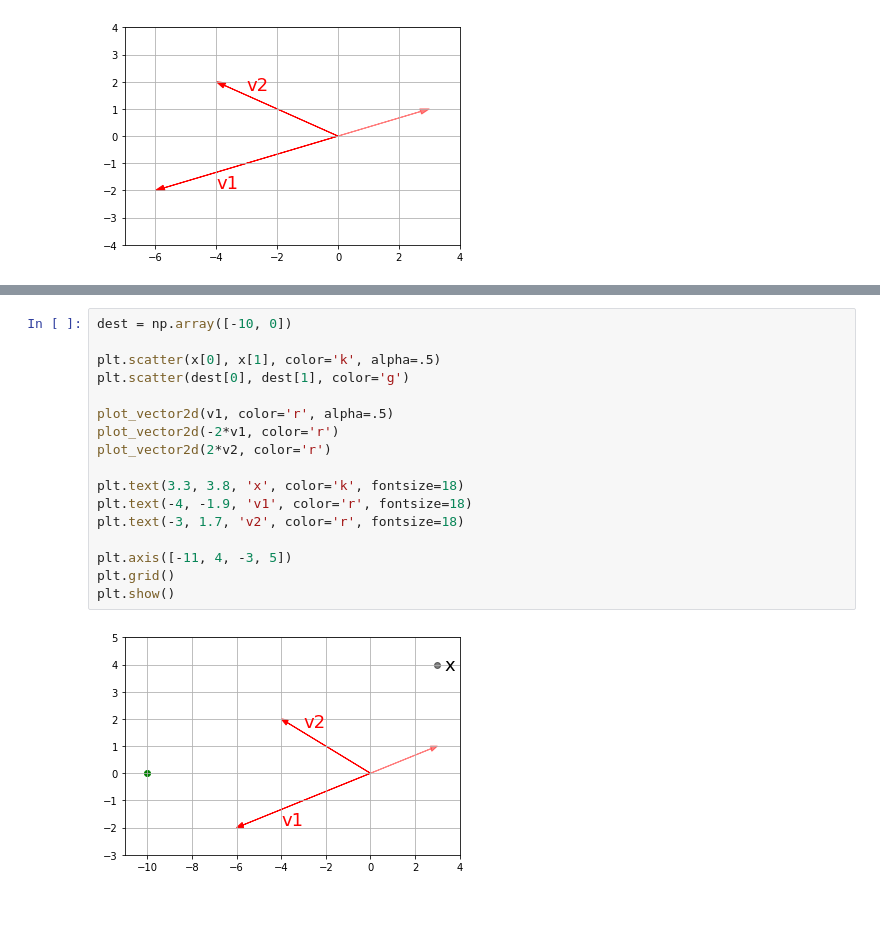
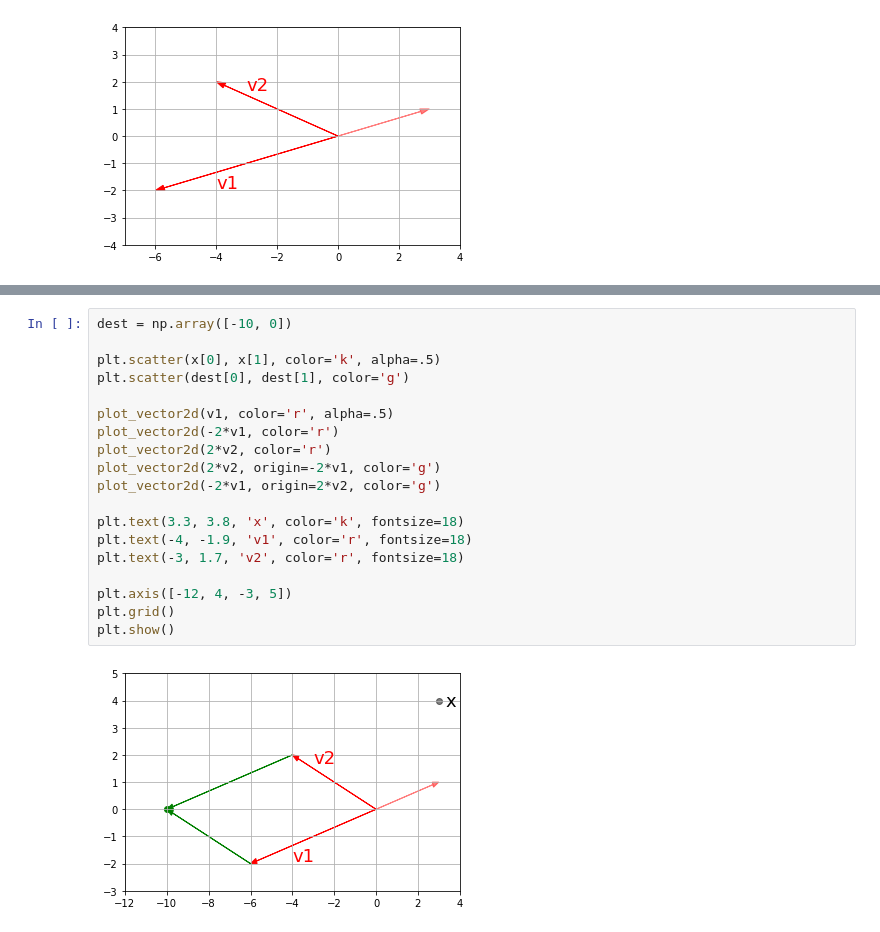
Before and after one commit to kevin-kr/linalg, a Jupyter notebook: 02. Decompositions.ipynb, the cells around one changed output, grey strips where cells are left out. Cells and saved outputs as stored; diff of their text form.

```diff
--- a/02. Decompositions.ipynb
+++ b/02. Decompositions.ipynb
@@ -164,21 +179,23 @@ plt.show()
 # %%
 dest = np.array([-10, 0])
 
 plt.scatter(x[0], x[1], color='k', alpha=.5)
 plt.scatter(dest[0], dest[1], color='g')
 
 plot_vector2d(v1, color='r', alpha=.5)
 plot_vector2d(-2*v1, color='r')
 plot_vector2d(2*v2, color='r')
+plot_vector2d(2*v2, origin=-2*v1, color='g')
+plot_vector2d(-2*v1, origin=2*v2, color='g')
 
 plt.text(3.3, 3.8, 'x', color='k', fontsize=18)
 plt.text(-4, -1.9, 'v1', color='r', fontsize=18)
 plt.text(-3, 1.7, 'v2', color='r', fontsize=18)
 
-plt.axis([-11, 4, -3, 5])
+plt.axis([-12, 4, -3, 5])
 plt.grid()
 plt.show()
 # %% [output]
-[figure, old version]
+[figure, new version]
 # %% [markdown]
 *</end>*
```
Also changed, not shown: parts of 11 cells of this notebook, 3 other files.
